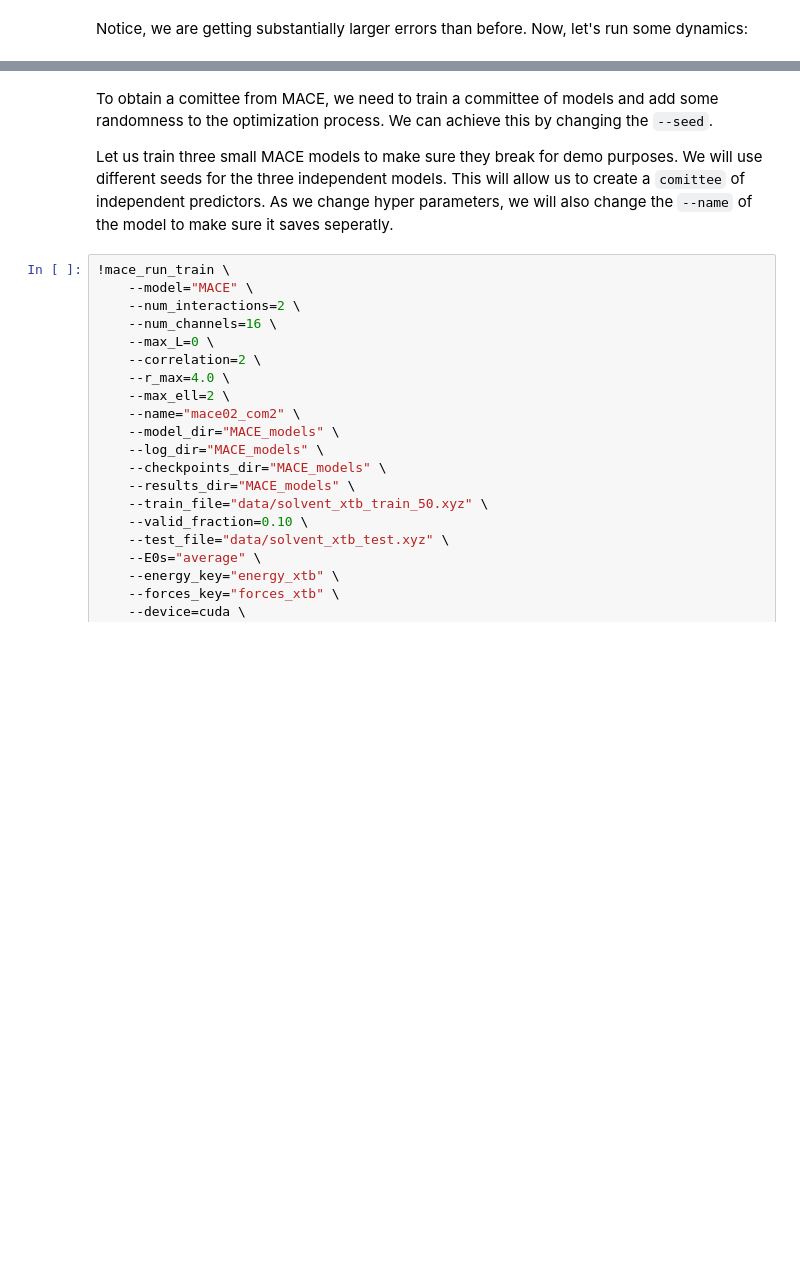
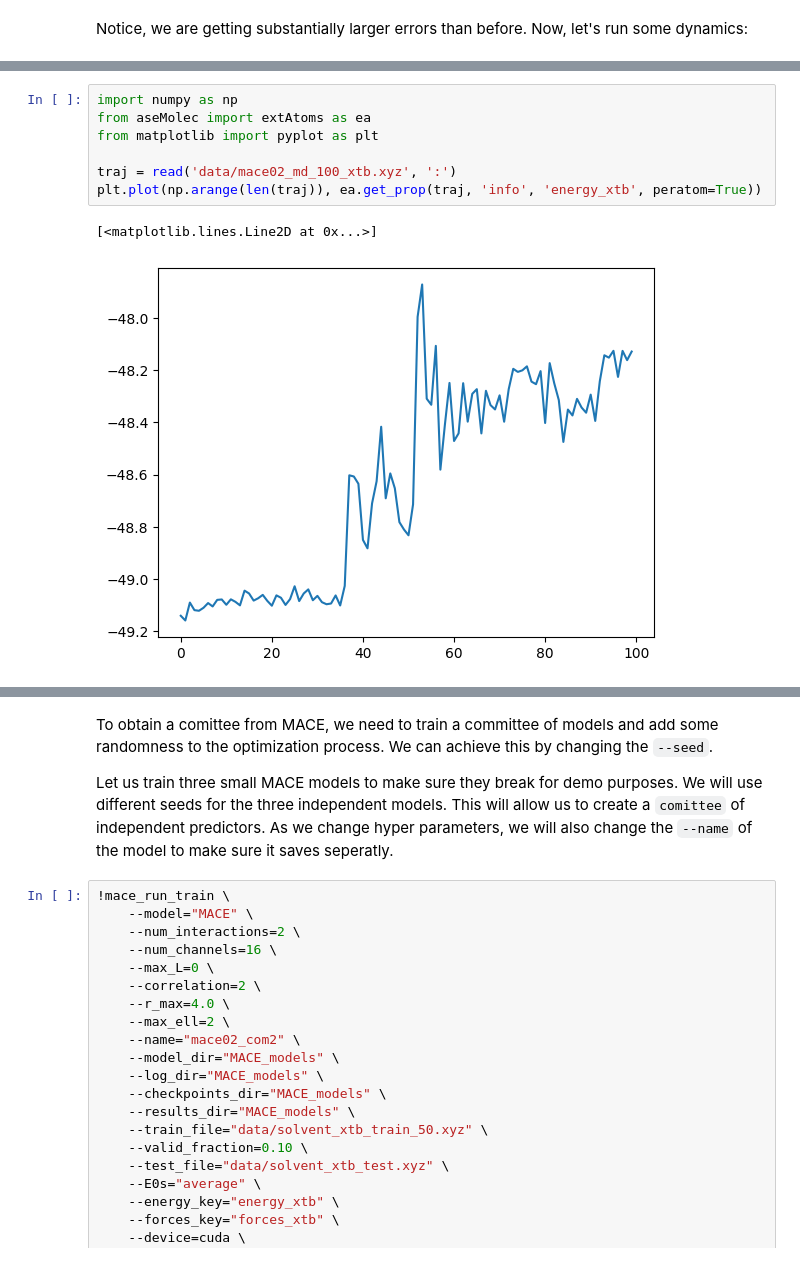
Before and after one commit to imagdau/Tutorials, a Jupyter notebook: T02-MACE-Practice-II.ipynb, the cells around one changed output, grey strips where cells are left out. Saved outputs shown, nothing was run; the diff lists cells and outputs as text; blank space fills up the shorter version.

```diff
--- a/T02-MACE-Practice-II.ipynb
+++ b/T02-MACE-Practice-II.ipynb
@@ -147,3 +172,13 @@ MD finished in 4.05 minutes!
+# %%
+import numpy as np
+from aseMolec import extAtoms as ea
+from matplotlib import pyplot as plt
+
+traj = read('data/mace02_md_100_xtb.xyz', ':')
+plt.plot(np.arange(len(traj)), ea.get_prop(traj, 'info', 'energy_xtb', peratom=True))
+# %% [output]
+[<matplotlib.lines.Line2D at 0x...>]
+[figure, added]
 # %%
 from ase.io import read, write
 from ase import units
```
Also changed, not shown: parts of 7 cells of this notebook, 8 other files.
